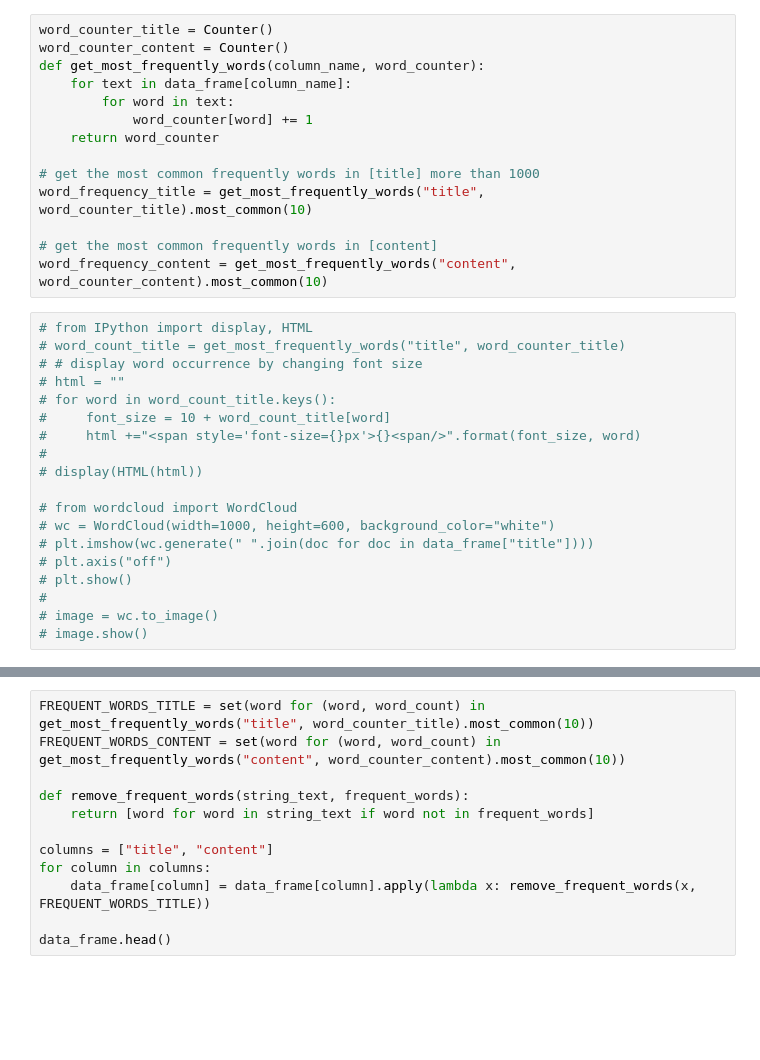
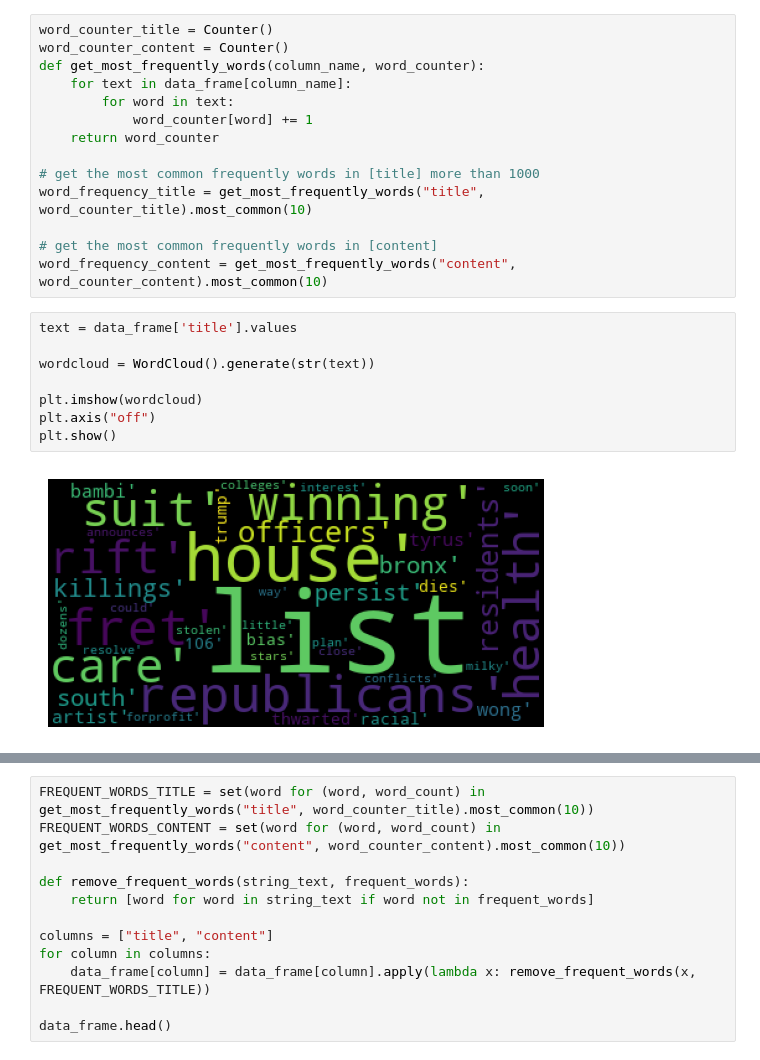
Before and after one commit to Haneentronic/NLP-Topic-Modeling-Classification, a Jupyter notebook: Topic_Modeling/TextModeling.ipynb, the cells around one changed output, grey strips where cells are left out. Drawn from its saved outputs; the diff is of its cells as text; blank space fills up the shorter version.

Commit message:
upload word cloud

```diff
--- a/Topic_Modeling/TextModeling.ipynb
+++ b/Topic_Modeling/TextModeling.ipynb
@@ -347,22 +348,13 @@ word_frequency_title = get_most_frequently_words("title", word_counter_title).mo
 
 # get the most common frequently words in [content]
 word_frequency_content = get_most_frequently_words("content", word_counter_content).most_common(10)
-# %%
-# from IPython import display, HTML
-# word_count_title = get_most_frequently_words("title", word_counter_title)
-# # display word occurrence by changing font size
-# html = ""
-# for word in word_count_title.keys():
-#     font_size = 10 + word_count_title[word]
-#     html +="<span style='font-size={}px'>{}<span/>".format(font_size, word)
-#
-# display(HTML(html))
-
-# from wordcloud import WordCloud
-# wc = WordCloud(width=1000, height=600, background_color="white")
-# plt.imshow(wc.generate(" ".join(doc for doc in data_frame["title"])))
-# plt.axis("off")
-# plt.show()
-#
-# image = wc.to_image()
-# image.show()
+# %%
+text = data_frame['title'].values
+
+wordcloud = WordCloud().generate(str(text))
+
+plt.imshow(wordcloud)
+plt.axis("off")
+plt.show()
+# %% [output]
+[figure, added]
```
Also changed, not shown: parts of 4 cells of this notebook, 1 other file.
